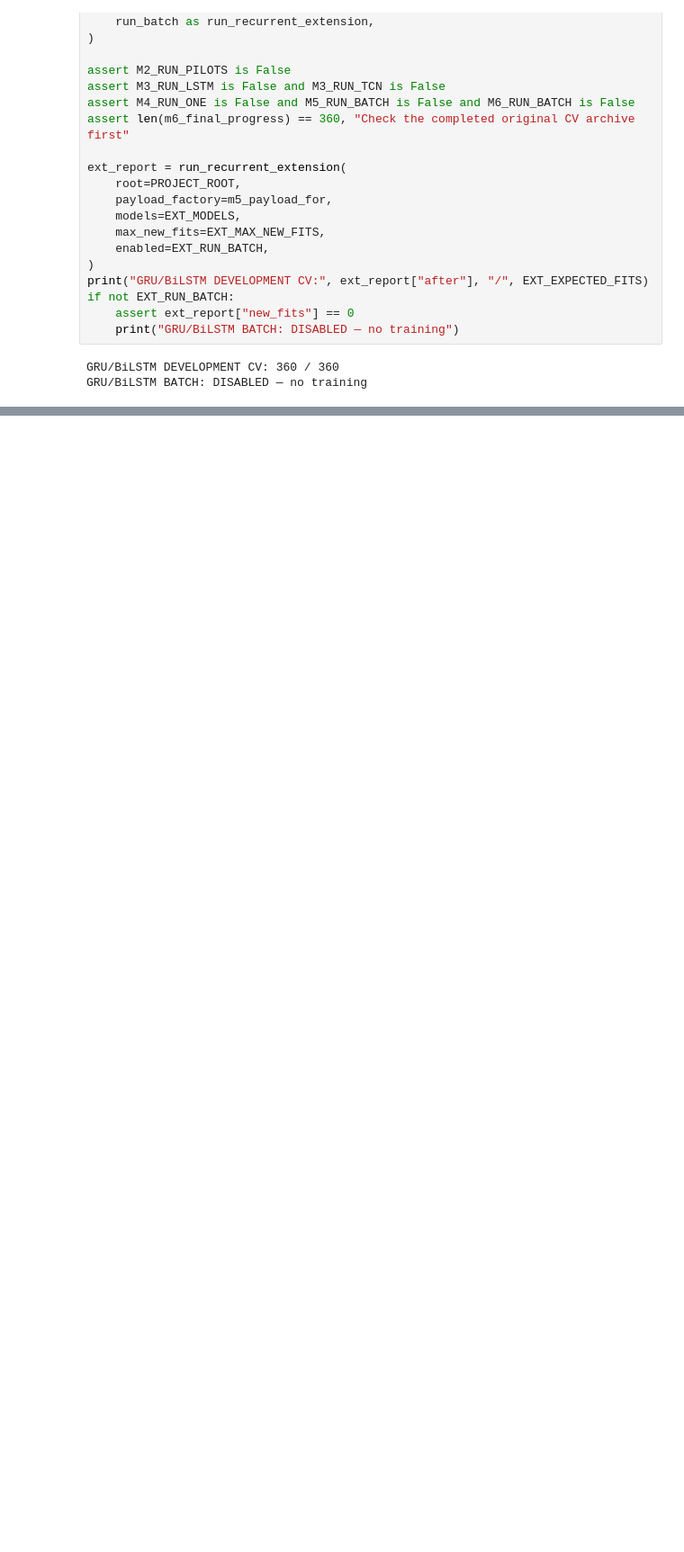
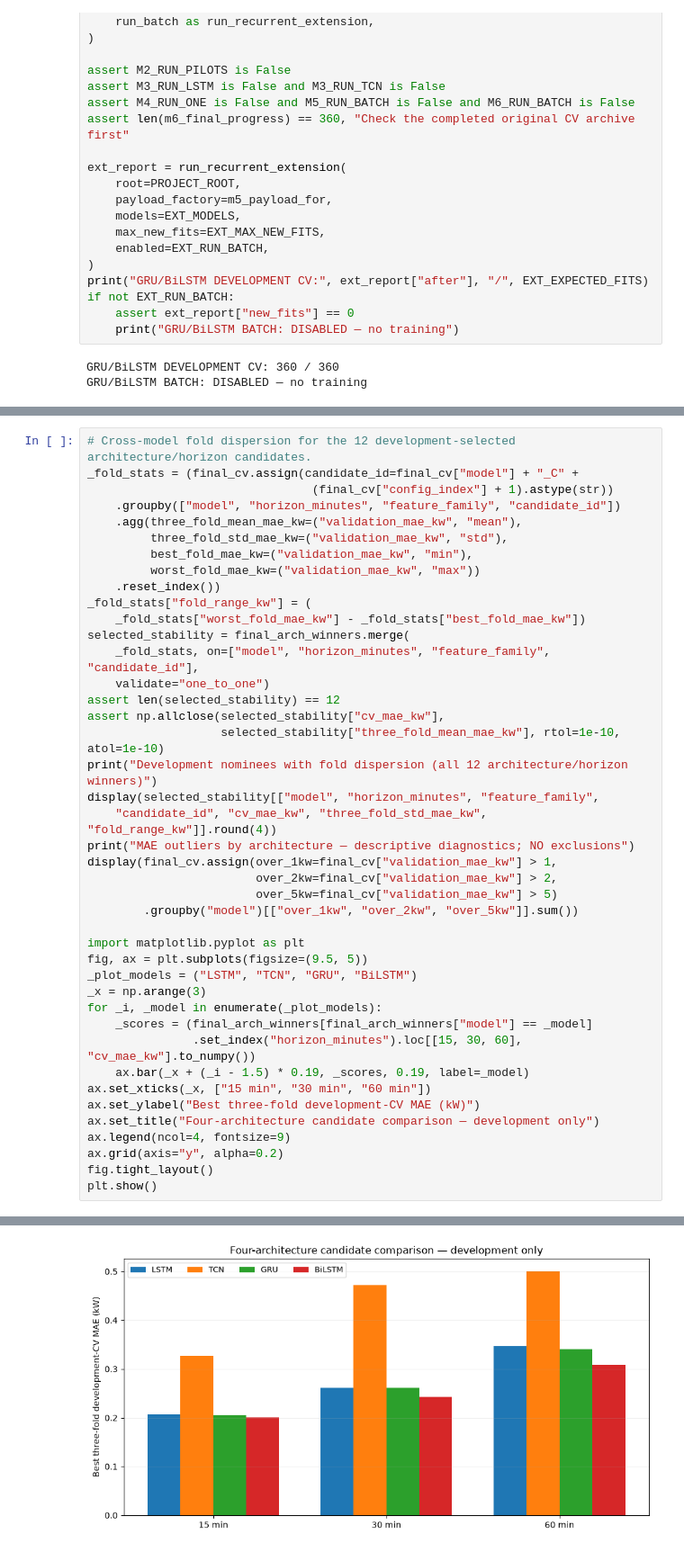
Before and after one commit to stardawgpower/solete-lunisolar-forecasting, a Jupyter notebook: notebooks/11_revised_neural_models.ipynb, the cells around one changed output, grey strips where cells are left out. Shown at 90% size. Saved outputs shown, nothing was run; the diff lists cells and outputs as text; blank space fills up the shorter version.

```diff
--- a/notebooks/11_revised_neural_models.ipynb
+++ b/notebooks/11_revised_neural_models.ipynb
@@ -1830,0 +2067,43 @@ The original 360 LSTM/TCN folds are complete and remain the reference comparison
+# %%
+# Cross-model fold dispersion for the 12 development-selected architecture/horizon candidates.
+_fold_stats = (final_cv.assign(candidate_id=final_cv["model"] + "_C" +
+                                (final_cv["config_index"] + 1).astype(str))
+    .groupby(["model", "horizon_minutes", "feature_family", "candidate_id"])
+    .agg(three_fold_mean_mae_kw=("validation_mae_kw", "mean"),
+         three_fold_std_mae_kw=("validation_mae_kw", "std"),
+         best_fold_mae_kw=("validation_mae_kw", "min"),
+         worst_fold_mae_kw=("validation_mae_kw", "max"))
+    .reset_index())
+_fold_stats["fold_range_kw"] = (
+    _fold_stats["worst_fold_mae_kw"] - _fold_stats["best_fold_mae_kw"])
+selected_stability = final_arch_winners.merge(
+    _fold_stats, on=["model", "horizon_minutes", "feature_family", "candidate_id"],
+    validate="one_to_one")
+assert len(selected_stability) == 12
+assert np.allclose(selected_stability["cv_mae_kw"],
+                   selected_stability["three_fold_mean_mae_kw"], rtol=1e-10, atol=1e-10)
+print("Development nominees with fold dispersion (all 12 architecture/horizon winners)")
+display(selected_stability[["model", "horizon_minutes", "feature_family",
+    "candidate_id", "cv_mae_kw", "three_fold_std_mae_kw", "fold_range_kw"]].round(4))
+print("MAE outliers by architecture — descriptive diagnostics; NO exclusions")
+display(final_cv.assign(over_1kw=final_cv["validation_mae_kw"] > 1,
+                        over_2kw=final_cv["validation_mae_kw"] > 2,
+                        over_5kw=final_cv["validation_mae_kw"] > 5)
+        .groupby("model")[["over_1kw", "over_2kw", "over_5kw"]].sum())
+
+import matplotlib.pyplot as plt
+fig, ax = plt.subplots(figsize=(9.5, 5))
+_plot_models = ("LSTM", "TCN", "GRU", "BiLSTM")
+_x = np.arange(3)
+for _i, _model in enumerate(_plot_models):
+    _scores = (final_arch_winners[final_arch_winners["model"] == _model]
+               .set_index("horizon_minutes").loc[[15, 30, 60], "cv_mae_kw"].to_numpy())
+    ax.bar(_x + (_i - 1.5) * 0.19, _scores, 0.19, label=_model)
+ax.set_xticks(_x, ["15 min", "30 min", "60 min"])
+ax.set_ylabel("Best three-fold development-CV MAE (kW)")
+ax.set_title("Four-architecture candidate comparison — development only")
+ax.legend(ncol=4, fontsize=9)
+ax.grid(axis="y", alpha=0.2)
+fig.tight_layout()
+plt.show()
+# %% [output]
@@ -1830,0 +2131 @@ The original 360 LSTM/TCN folds are complete and remain the reference comparison
+[figure, added]
```
Also changed, not shown: parts of 18 cells of this notebook.
